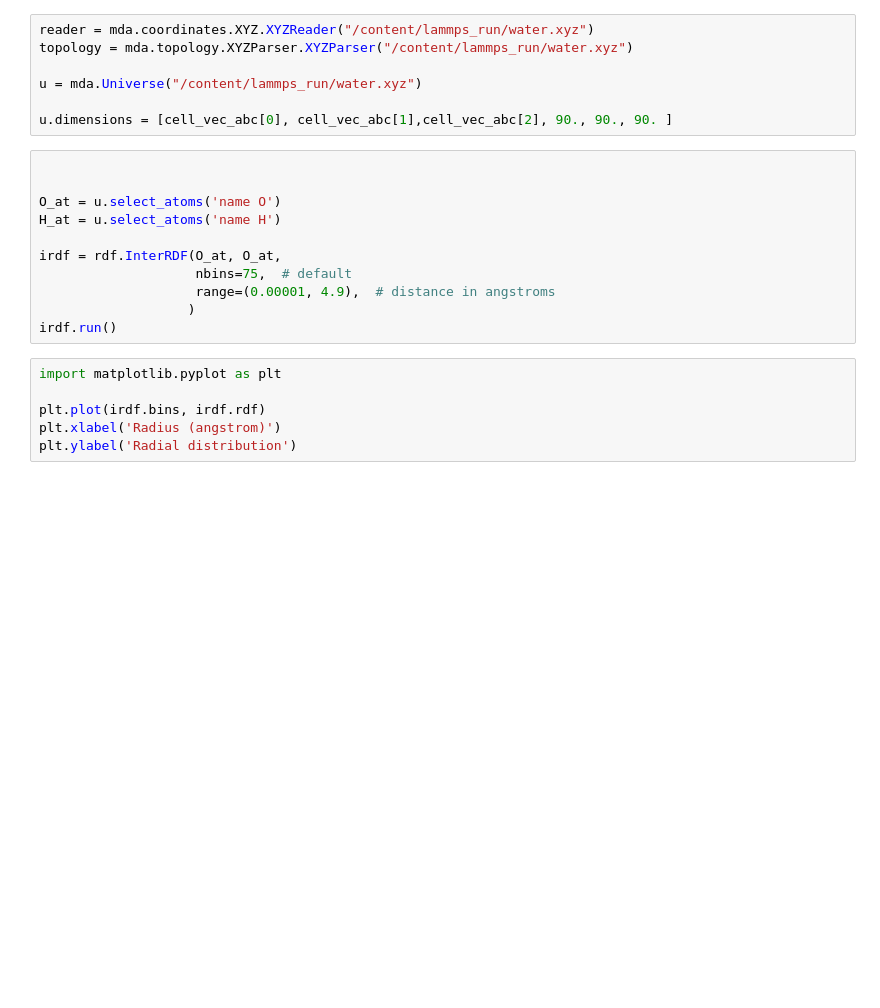
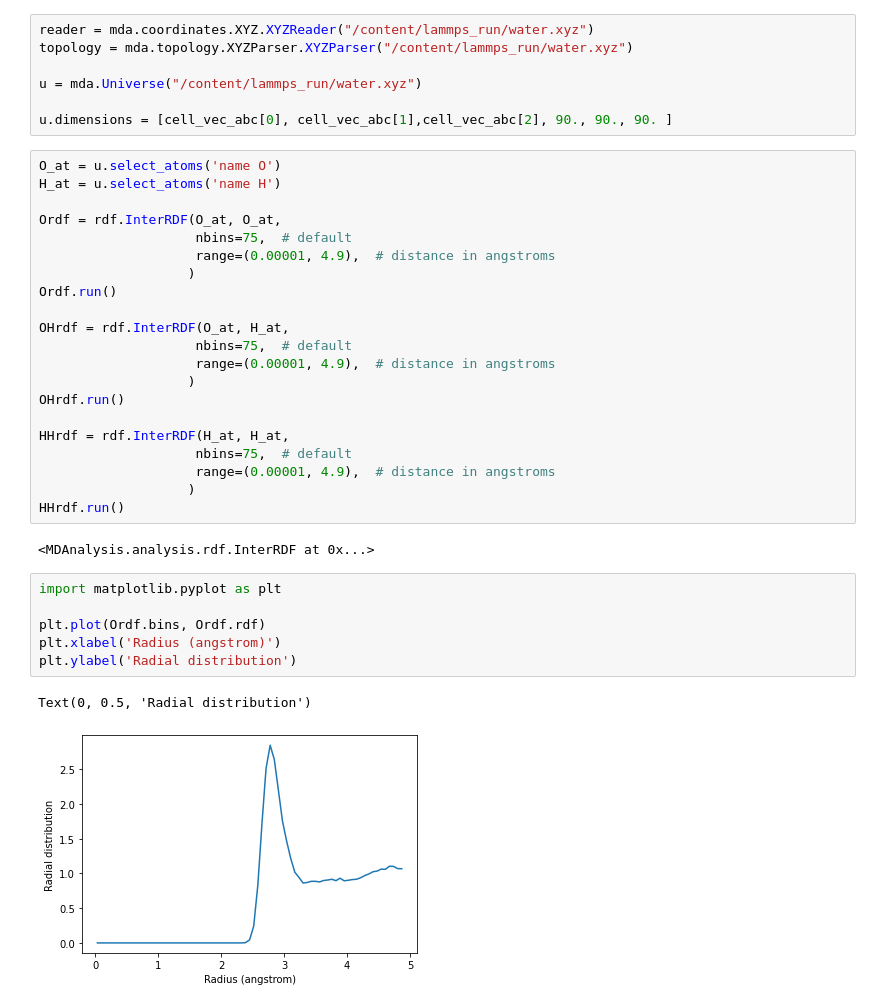
Before and after one commit to gabriele16/nequip, a Jupyter notebook: colab/my-short-nequip-tutorial.ipynb, the cells around one changed output. Drawn from its saved outputs; the diff is of its cells as text; blank space fills up the shorter version.

```diff
--- a/colab/my-short-nequip-tutorial.ipynb
+++ b/colab/my-short-nequip-tutorial.ipynb
@@ -540,19 +560,34 @@ u = mda.Universe("/content/lammps_run/water.xyz")
 
 u.dimensions = [cell_vec_abc[0], cell_vec_abc[1],cell_vec_abc[2], 90., 90., 90. ]
 # %%
-
-
 O_at = u.select_atoms('name O')
 H_at = u.select_atoms('name H')
 
-irdf = rdf.InterRDF(O_at, O_at,
+Ordf = rdf.InterRDF(O_at, O_at,
                     nbins=75,  # default
                     range=(0.00001, 4.9),  # distance in angstroms
                    )
-irdf.run()
+Ordf.run()
+
+OHrdf = rdf.InterRDF(O_at, H_at,
+                    nbins=75,  # default
+                    range=(0.00001, 4.9),  # distance in angstroms
+                   )
+OHrdf.run()
+
+HHrdf = rdf.InterRDF(H_at, H_at,
+                    nbins=75,  # default
+                    range=(0.00001, 4.9),  # distance in angstroms
+                   )
+HHrdf.run()
+# %% [output]
+<MDAnalysis.analysis.rdf.InterRDF at 0x...>
 # %%
 import matplotlib.pyplot as plt
 
-plt.plot(irdf.bins, irdf.rdf)
+plt.plot(Ordf.bins, Ordf.rdf)
 plt.xlabel('Radius (angstrom)')
 plt.ylabel('Radial distribution')
+# %% [output]
+Text(0, 0.5, 'Radial distribution')
+[figure, added]
```
Also changed, not shown: parts of 9 cells of this notebook.
